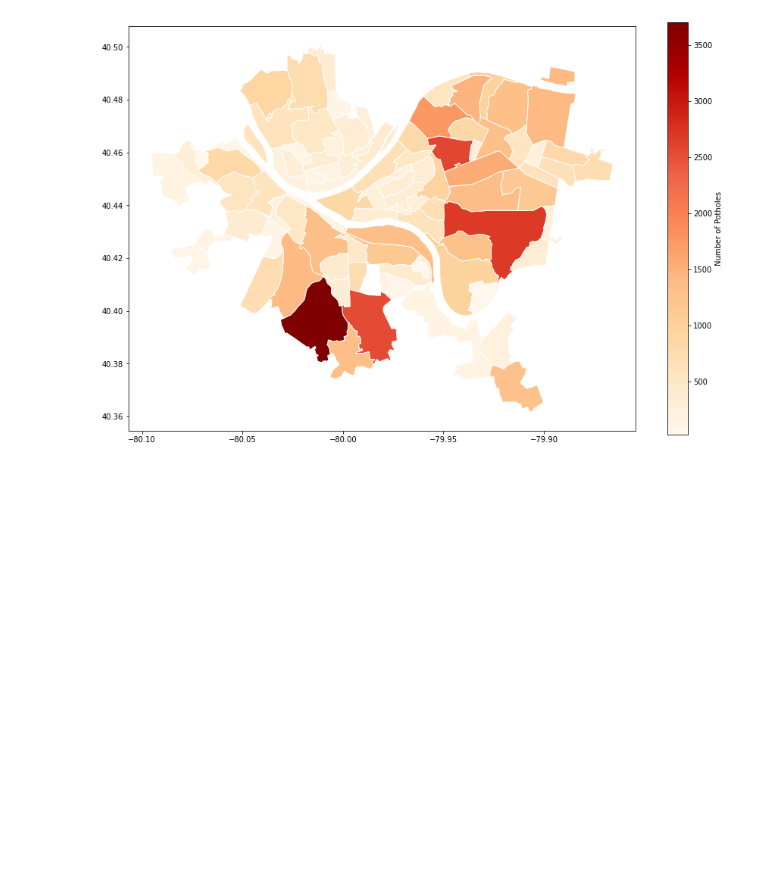
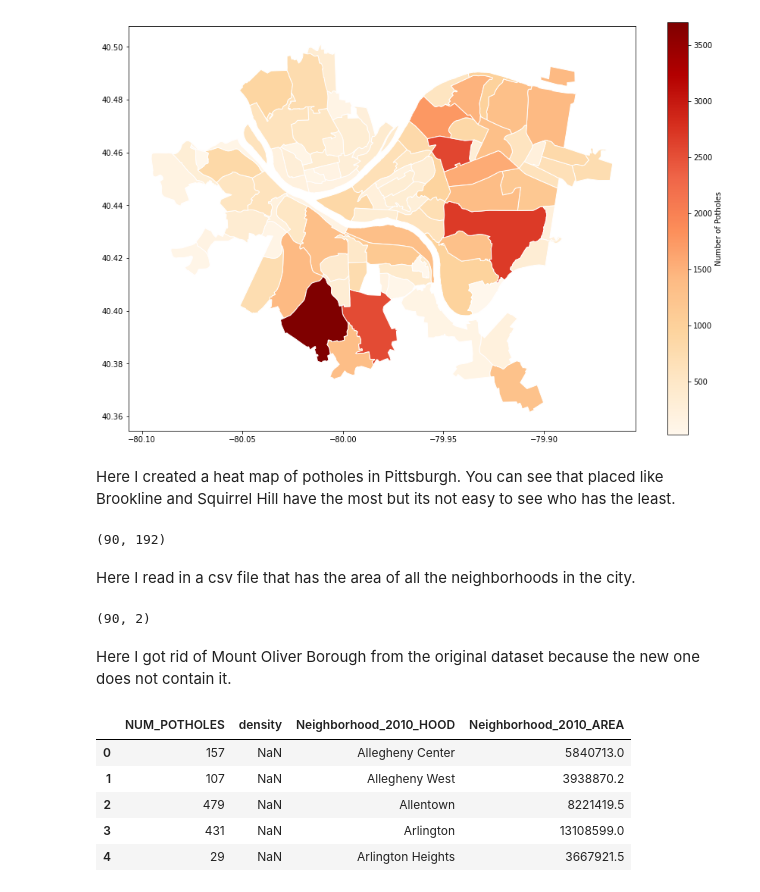
Before and after one commit to d3tk/CMPINF0010-FINAL-PROJECT, a Jupyter notebook: PotholeData.ipynb, the cells around one changed output. Saved outputs shown, nothing was run; the diff lists cells and outputs as text; code cells hidden in the pictures; blank space fills up the shorter version.

```diff
--- a/PotholeData.ipynb
+++ b/PotholeData.ipynb
@@ -49,0 +45,4 @@ grouped_pots1.head()
+# %%
+grouped_pots1 = grouped_pots1.to_frame()
+grouped_pots1.rename(columns = {"REQUEST_ID":"NUM_POTHOLES"}, inplace = True)
+grouped_pots1.head()
@@ -61,3 +101,31 @@ maps.plot(column='REQUEST_ID',
 # %% [output]
 <matplotlib.axes._subplots.AxesSubplot at 0x...>
 [figure]
+# %% [markdown]
+Here I created a heat map of potholes in Pittsburgh. You can see that placed like Brookline and Squirrel Hill have the most but its not easy to see who has the least.
+# %%
+shape = pd.read_csv('https://pghgishub-pittsburghpa.opendata.arcgis.com/datasets/3ca13246362540fa8b4b567f84a1255b_0.csv?outSR=%7B%22latestWkid%22%3A6565%2C%22wkid%22%3A103142%7D')
+oshape = shape.sort_values(by = ['Neighborhood_2010_HOOD'],ascending = True)
+oshape.shape
+# %% [output]
+(90, 192)
+# %% [markdown]
+Here I read in a csv file that has the area of all the neighborhoods in the city.
+# %%
+orderpots = grouped_pots1.sort_values('NEIGHBORHOOD')
+orderpots = orderpots.drop(labels='Mount Oliver Borough')
+orderpots.shape
+# %% [output]
+(90, 2)
+# %% [markdown]
+Here I got rid of Mount Oliver Borough from the original dataset because the new one does not contain it.
+# %%
+donepots = pd.merge(orderpots,oshape[['Neighborhood_2010_HOOD','Neighborhood_2010_AREA']],right_on='Neighborhood_2010_HOOD',left_on="NEIGHBORHOOD" ,how = 'left')
+donepots.head()
+# %% [output]
+|  | NUM_POTHOLES | density | Neighborhood_2010_HOOD | Neighborhood_2010_AREA |
+| 0 | 157 | NaN | Allegheny Center | 5840713.0 |
+| 1 | 107 | NaN | Allegheny West | 3938870.2 |
+| 2 | 479 | NaN | Allentown | 8221419.5 |
+| 3 | 431 | NaN | Arlington | 13108599.0 |
+| 4 | 29 | NaN | Arlington Heights | 3667921.5 |
```
Also changed, not shown: parts of 19 cells of this notebook.
